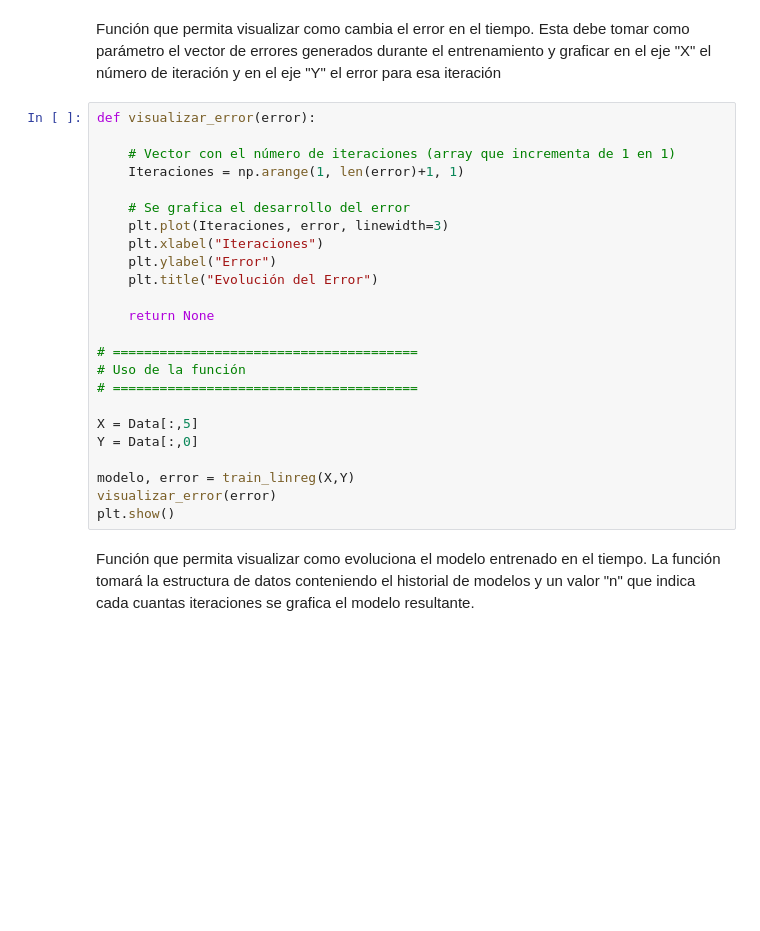
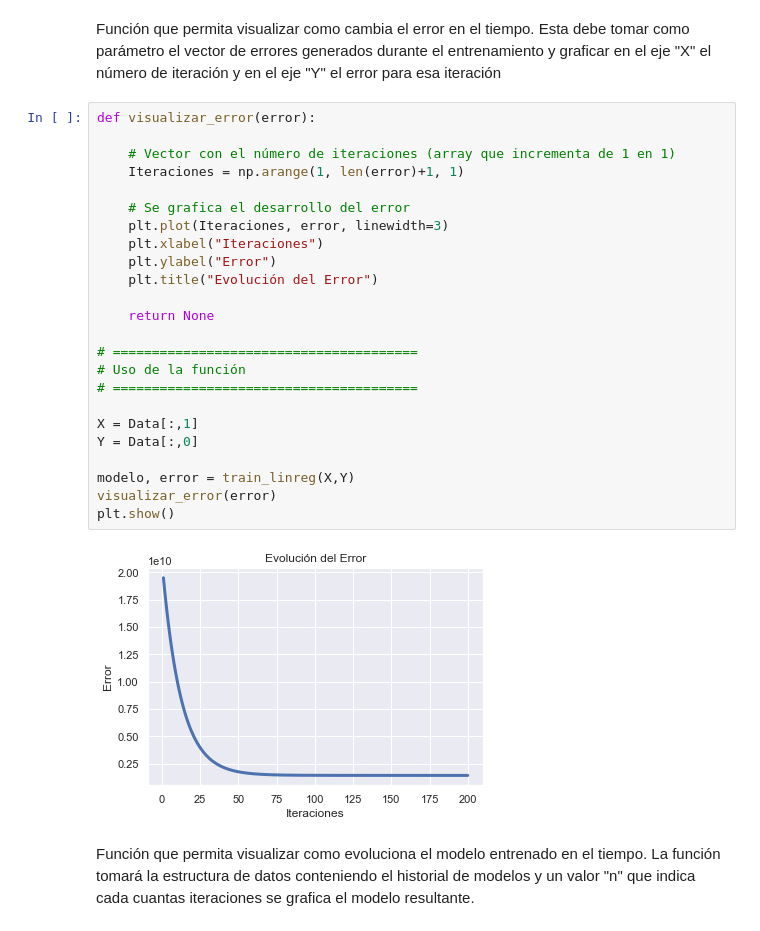
Before and after one commit to eddysanoli-galileo/Data-Science-en-Python, a Jupyter notebook: Proyecto/Proyecto Final.ipynb, the cells around one changed output. Drawn from its saved outputs; the diff is of its cells as text; blank space fills up the shorter version.

```diff
--- a/Proyecto/Proyecto Final.ipynb
+++ b/Proyecto/Proyecto Final.ipynb
@@ -185,27 +189,29 @@ Función que permita visualizar como cambia el error en el tiempo. Esta debe tom
 # %%
 def visualizar_error(error):
 
     # Vector con el número de iteraciones (array que incrementa de 1 en 1)
     Iteraciones = np.arange(1, len(error)+1, 1)
 
     # Se grafica el desarrollo del error
     plt.plot(Iteraciones, error, linewidth=3)
     plt.xlabel("Iteraciones")
     plt.ylabel("Error")
     plt.title("Evolución del Error")
 
     return None
 
 # =======================================
 # Uso de la función
 # =======================================
 
-X = Data[:,5]
+X = Data[:,1]
 Y = Data[:,0]
 
 modelo, error = train_linreg(X,Y)
 visualizar_error(error)
 plt.show()
+# %% [output]
+[figure, added]
 # %% [markdown]
 Función que permita visualizar como evoluciona el modelo entrenado en el tiempo. La función tomará la estructura de datos conteniendo el historial de modelos y un valor "n" que indica cada cuantas iteraciones se grafica el modelo resultante.
 # %%
```
Also changed, not shown: parts of 13 cells of this notebook.
